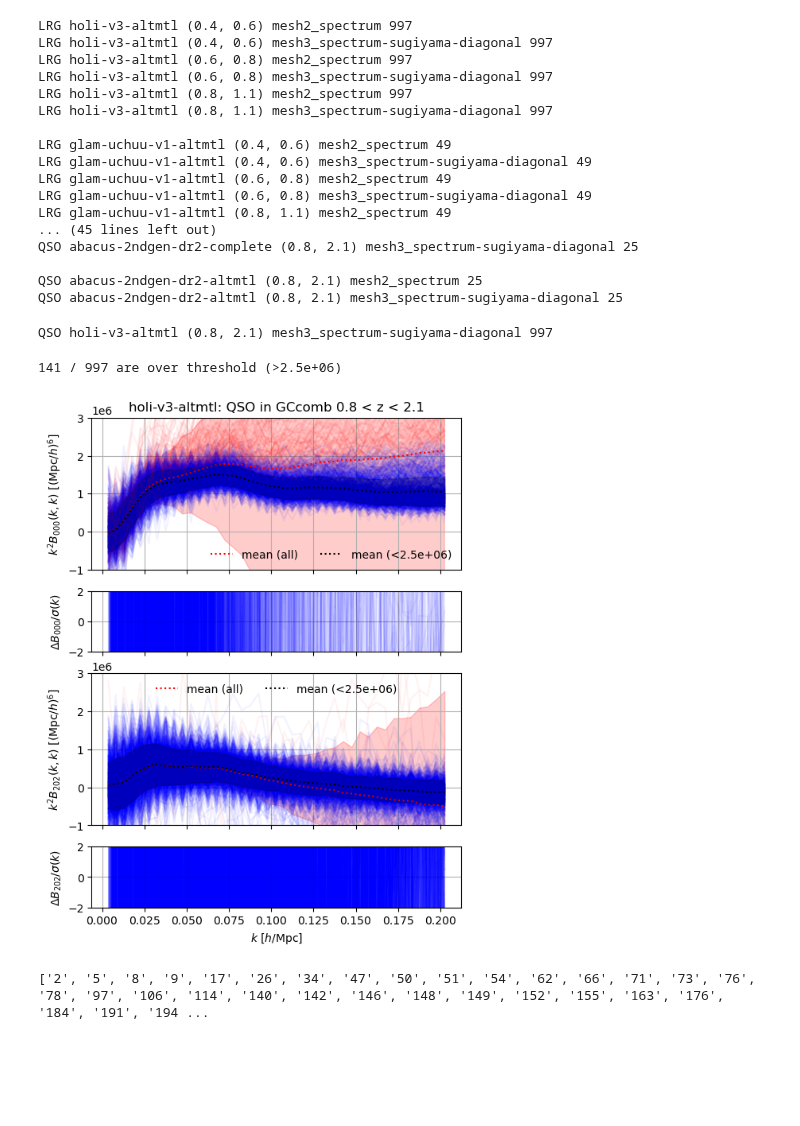
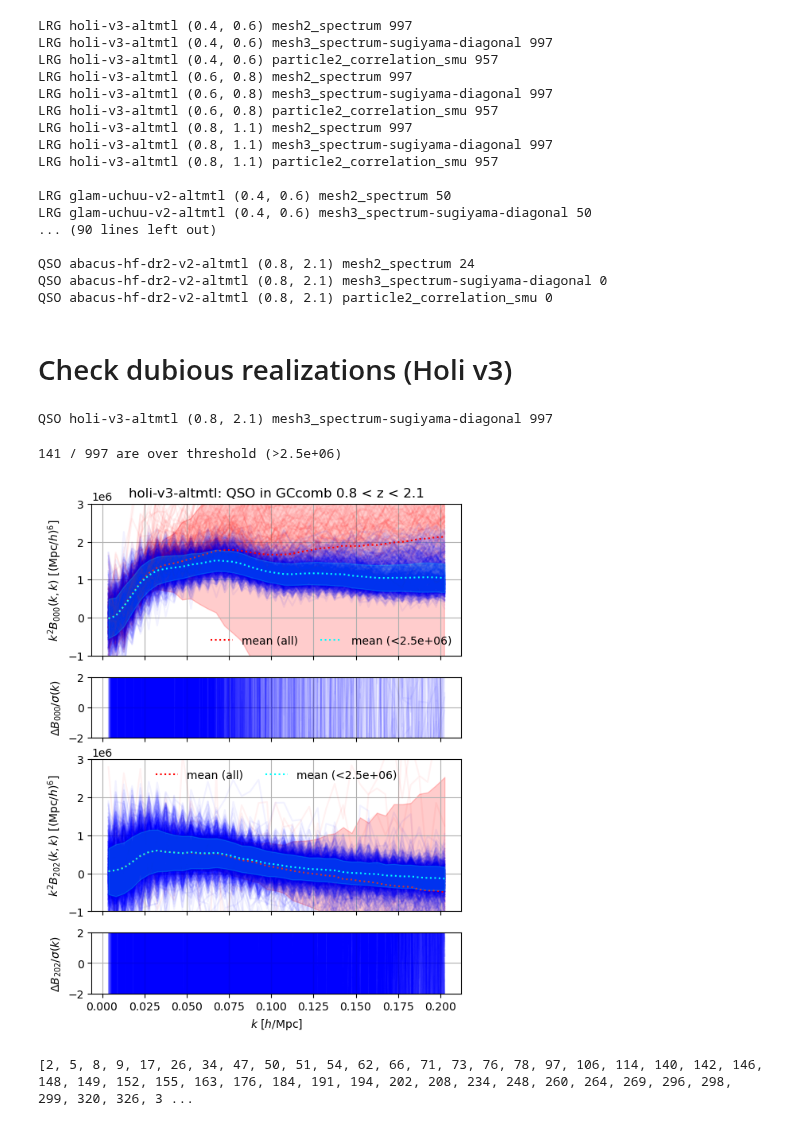
Before and after one commit to domichbt/desi-clustering, a Jupyter notebook: clustering_statistics/nb/check_latest_measurements.ipynb, the cells around one changed output. Saved outputs shown, nothing was run; the diff lists cells and outputs as text; code cells hidden in the pictures; blank space fills up the shorter version.

Commit message:
checks for dubious mocks

```diff
--- a/clustering_statistics/nb/check_latest_measurements.ipynb
+++ b/clustering_statistics/nb/check_latest_measurements.ipynb
@@ -47,5 +51,6 @@ tracers = ['LRG', 'ELG_LOPnotqso', 'QSO']
 stats_dir = Path(str(tools.base_stats_dir).replace('global','dvs_ro'))
 
 ells4pk = (0,2)
+ells4xi = [0,2,4]
 ells4bk = ((0,0,0), (2,0,2))
 # %%
@@ -109,0 +161,22 @@ for tracer in tracers:
+# %%
+# check for available measurements
+region = 'GAL060'
+analysis = 'full_shape'
+stats_dir = Path(str(tools.base_stats_dir).replace('global','dvs_ro'))
+# project = f'{analysis}/base'
+project = f'{analysis}/data_splits'
+for tracer in ['LRG', 'ELG_LOPnotqso', 'QSO']:
+    # for version in ['holi-v3-altmtl','glam-uchuu-v1-altmtl', 'glam-uchuu-v2-altmtl', 'abacus-2ndgen-dr2-complete','abacus-2ndgen-dr2-altmtl']:
+    for version in ['glam-uchuu-v2-altmtl']:
+        if 'ELG' in tracer:
+            if 'complete' in version:
+                tracer = 'ELG_LOP'
+            else:
+                tracer = 'ELG_LOPnotqso'
+        for zrange in tools.propose_fiducial('zranges',tracer, analysis=analysis):
+            fn = tools.get_stats_fn(stats_dir=stats_dir, project=project, kind='mesh2_spectrum',
+                                    version=version, tracer=tracer,
+                                    zrange=zrange, region=region, weight='default-FKP', imock='*')
+            print(tracer, version, zrange, 'mesh2_spectrum',len(fn))
+        print()
+    print()
@@ -110,11 +194,16 @@ for tracer in tracers:
 # %%
 # check for available measurements
-region = 'GCcomb'
+region = 'SGC'
 analysis = 'full_shape'
 stats_dir = Path(str(tools.base_stats_dir).replace('global','dvs_ro'))
 project = f'{analysis}/base'
+
+versions = ['holi-v3-altmtl',
+            'glam-uchuu-v2-altmtl',
+            'abacus-2ndgen-dr2-complete','abacus-2ndgen-dr2-altmtl', 'abacus-hf-dr2-v2-altmtl']
+# versions = ['glam-uchuu-v2-altmtl']
 for tracer in ['LRG', 'ELG_LOPnotqso', 'QSO']:
-    for version in ['holi-v3-altmtl','glam-uchuu-v1-altmtl', 'abacus-2ndgen-dr2-complete','abacus-2ndgen-dr2-altmtl']:
+    for version in versions:
         if 'ELG' in tracer:
             if 'complete' in version:
                 tracer = 'ELG_LOP'
@@ -131,28 +220,30 @@ for tracer in ['LRG', 'ELG_LOPnotqso', 'QSO']:
                                     zrange=zrange, region=region, weight='default-FKP', imock='*')
             print(tracer, version, zrange, 'mesh3_spectrum-sugiyama-diagonal',len(fn))
 
-            fn = tools.get_stats_fn(stats_dir=stats_dir, project=project, kind='particle2_correlation', basis='sugiyama-diagonal',
+            fn = tools.get_stats_fn(stats_dir=stats_dir, project=project, kind='particle2_correlation',
                                     version=version, tracer=tracer,
                                     zrange=zrange, region=region, weight='default-FKP', imock='*')
-            print(tracer, version, zrange, 'mesh3_spectrum-sugiyama-diagonal',len(fn))
+            print(tracer, version, zrange, 'particle2_correlation_smu',len(fn))
         print()
     print()
 # %% [output]
 LRG holi-v3-altmtl (0.4, 0.6) mesh2_spectrum 997
 LRG holi-v3-altmtl (0.4, 0.6) mesh3_spectrum-sugiyama-diagonal 997
+LRG holi-v3-altmtl (0.4, 0.6) particle2_correlation_smu 957
 LRG holi-v3-altmtl (0.6, 0.8) mesh2_spectrum 997
 LRG holi-v3-altmtl (0.6, 0.8) mesh3_spectrum-sugiyama-diagonal 997
+LRG holi-v3-altmtl (0.6, 0.8) particle2_correlation_smu 957
 LRG holi-v3-altmtl (0.8, 1.1) mesh2_spectrum 997
 LRG holi-v3-altmtl (0.8, 1.1) mesh3_spectrum-sugiyama-diagonal 997
+LRG holi-v3-altmtl (0.8, 1.1) particle2_correlation_smu 957
 
-LRG glam-uchuu-v1-altmtl (0.4, 0.6) mesh2_spectrum 49
-LRG glam-uchuu-v1-altmtl (0.4, 0.6) mesh3_spectrum-sugiyama-diagonal 49
-LRG glam-uchuu-v1-altmtl (0.6, 0.8) mesh2_spectrum 49
-LRG glam-uchuu-v1-altmtl (0.6, 0.8) mesh3_spectrum-sugiyama-diagonal 49
-LRG glam-uchuu-v1-altmtl (0.8, 1.1) mesh2_spectrum 49
-... (45 lines left out)
-QSO abacus-2ndgen-dr2-complete (0.8, 2.1) mesh3_spectrum-sugiyama-diagonal 25
+LRG glam-uchuu-v2-altmtl (0.4, 0.6) mesh2_spectrum 50
+LRG glam-uchuu-v2-altmtl (0.4, 0.6) mesh3_spectrum-sugiyama-diagonal 50
+... (90 lines left out)
 
-QSO abacus-2ndgen-dr2-altmtl (0.8, 2.1) mesh2_spectrum 25
-QSO abacus-2ndgen-dr2-altmtl (0.8, 2.1) mesh3_spectrum-sugiyama-diagonal 25
+QSO abacus-hf-dr2-v2-altmtl (0.8, 2.1) mesh2_spectrum 24
+QSO abacus-hf-dr2-v2-altmtl (0.8, 2.1) mesh3_spectrum-sugiyama-diagonal 0
+QSO abacus-hf-dr2-v2-altmtl (0.8, 2.1) particle2_correlation_smu 0
+# %% [markdown]
+# Check dubious realizations (Holi v3)
 # %%
@@ -199,9 +288,9 @@ for i, stat in enumerate(stats):
     value = (x**2)**k_exp * pole.value().real
     # if value over threshold its bad, good otherwise
     if np.any(value > threshold):
-        bad_imocks.append(str(fns[i]).split('/')[-2].replace('mock',''))
+        bad_imocks.append(int(str(fns[i]).split('/')[-2].replace('mock','')))
     else:
-        good_imocks.append(str(fns[i]).split('/')[-2].replace('mock',''))
+        good_imocks.append(int(str(fns[i]).split('/')[-2].replace('mock','')))
         good_stats.append(stat)
 # check the good_imocks are truly good (since I am not sure if the indexing is conserved between fns and stats)
 for imock in good_imocks:
@@ -256,37 +345,39 @@ for ill, ell in enumerate(ells4bk):
         value = (x**2)**k_exp * pole.value().real
         # if value over threshold paint red, blue otherwise
         if np.any(value > threshold):
             ax.plot(x, value, color='r', alpha=alpha)
         else:
             # good_stats.append(stat)
             ax.plot(x, value, color='b', alpha=alpha)
 
     # now plot mean and cov using mocks with power under some aribitrary threshold
     pole = good_mean.get(ell)
     x = pole.coords('k')[..., 0]
     value = (x**2)**k_exp * pole.value().real
     std = (x**2)**k_exp * good_cov.at.observable.get(ell).std().real
-    ax.fill_between(x, value - std, value + std, color='k', alpha=0.2,zorder=4)
-    ax.plot(x, value, color='k',zorder=5,linestyle=':',label=f'mean (<{threshold:1.1e})')
+    ax.fill_between(x, value - std, value + std, color='cyan', alpha=0.2,zorder=4)
+    ax.plot(x, value, color='cyan',zorder=5,linestyle=':',label=f'mean (<{threshold:1.1e})')
 
     ax.legend(frameon=False, ncol=2)
 
     ax.grid(True)
     ax = lax[2 * ill + 1]
     ax.set_ylabel(rf'$\Delta B_{{{ell[0]:d}{ell[1]:d}{ell[2]:d}}} / \sigma(k)$')
     ax.grid(True)
     ax.set_ylim(*ylim_subpanel)
     for i, stat in enumerate(stats):
         pole = stat.get(ell)
         x = pole.coords('k')[..., 0]
         ax.plot(x, (pole.value() - mean.get(ell).value()).real / std, color='b', alpha=alpha)
 lax[-1].set_xlabel(r'$k$ [$h/\mathrm{Mpc}$]')
 figure[0].savefig(plot_dir / 'checks_bk_QSO.png', bbox_inches='tight', pad_inches=0.1, dpi=200)
 plt.show()
 # %% [output]
 141 / 997 are over threshold (>2.5e+06)
-[figure, old version]
+[figure, new version]
 # %%
+# save .txt with the bad mocks
 print(bad_imocks)
+np.savetxt('../helper_scripts/dubious_holi-v3-altmtl.txt',bad_imocks,fmt='%i')
 # %% [output]
-['2', '5', '8', '9', '17', '26', '34', '47', '50', '51', '54', '62', '66', '71', '73', '76', '78', '97', '106', '114', '140', '142', '146', '148', '149', '152', '155', '163', '176', '184', '191', '194 ...
+[2, 5, 8, 9, 17, 26, 34, 47, 50, 51, 54, 62, 66, 71, 73, 76, 78, 97, 106, 114, 140, 142, 146, 148, 149, 152, 155, 163, 176, 184, 191, 194, 202, 208, 234, 248, 260, 264, 269, 296, 298, 299, 320, 326, 3 ...
```
Also changed, not shown: parts of 13 cells of this notebook.
